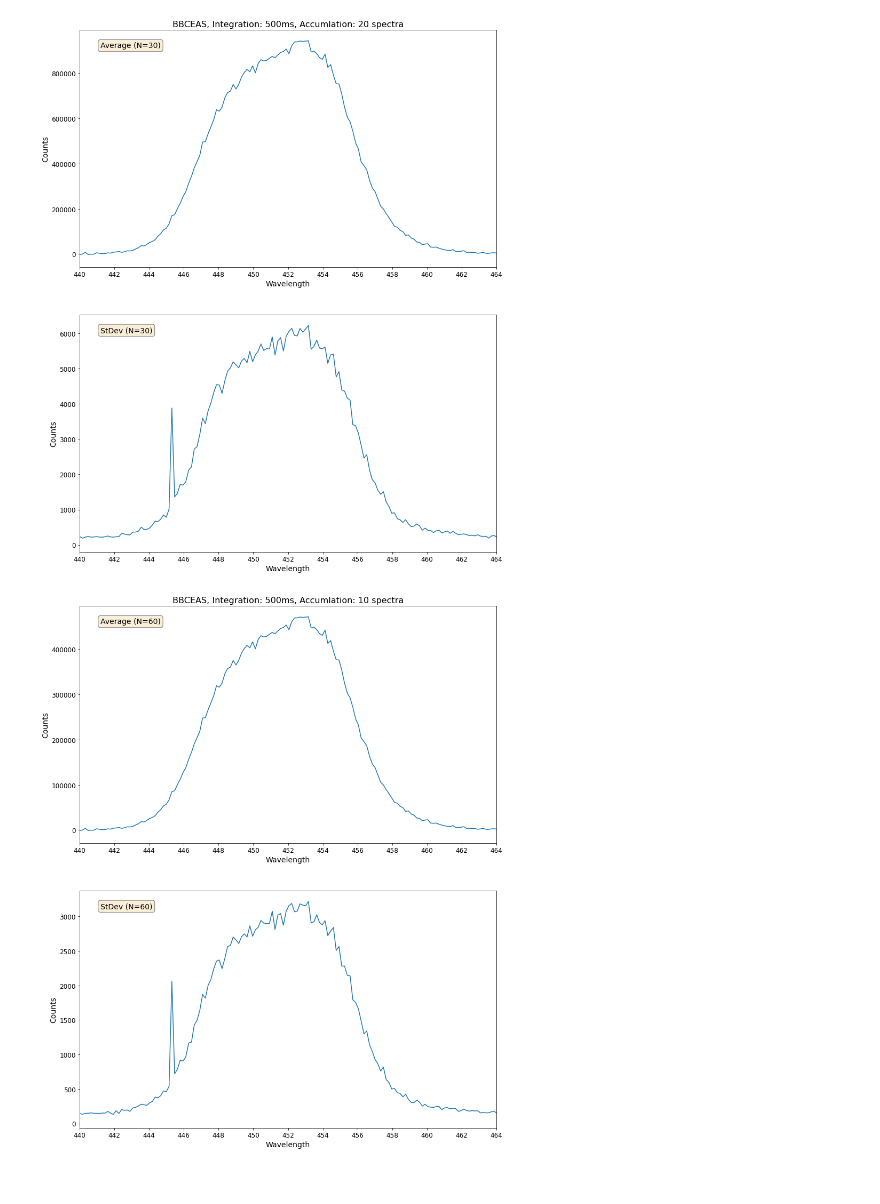
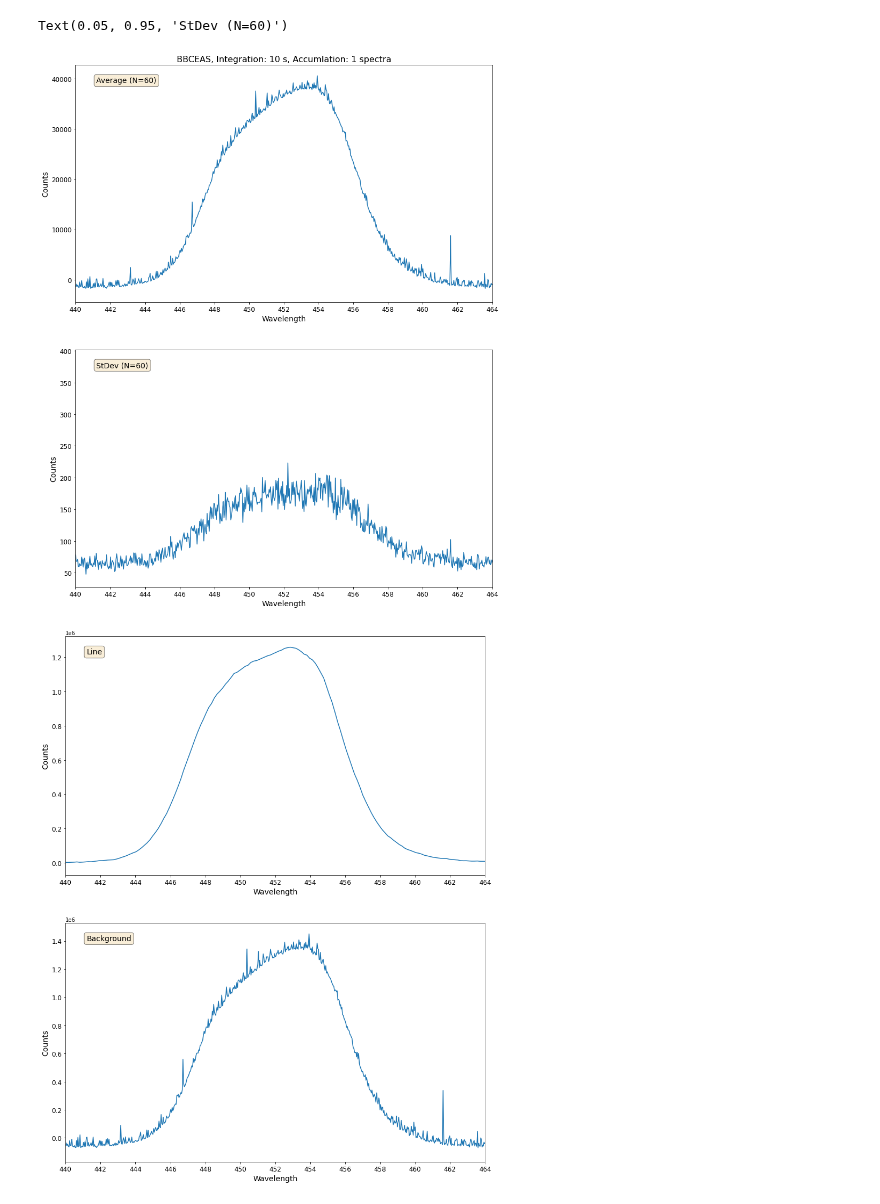
Before and after one commit to mixtli-c/cca-jupyter, a Jupyter notebook: CEAS_AvaSoft_Accums.ipynb, the cells around one changed output. Saved outputs shown, nothing was run; the diff lists cells and outputs as text; code cells hidden in the pictures.

Commit message:
BBCEAS analysis

```diff
--- a/CEAS_AvaSoft_Accums.ipynb
+++ b/CEAS_AvaSoft_Accums.ipynb
@@ -75,0 +65,21 @@ array([[  247.5 , -4129.  , -3609.  , ..., -3772.  , -3672.  , -3703.  ],
+# %%
+## Load files into matrices
+logfolder1 = 'D:\\OneDrive\\CCA\\CEAS\\AvantesLogs\\logs26nov\\'
+#logfolder2 = 'D:\\OneDrive\\CCA\\CEAS\\AvantesLogs\\logs11nov\\'
+DCbg1=np.load(logfolder1 + 'CEASbckg1DC.npy')
+DCbg2=np.load(logfolder1 + 'CEASbckg2DC.npy')
+DCln1=np.load(logfolder1 + 'CEASline1DC.npy')
+
+SCbg1 = spectra_accumulator(logfolder1 + 'CEASbckg1SC.npy',20)
+SCbg2 = spectra_accumulator(logfolder1 + 'CEASbckg2SC.npy',20)
+SCln1 = spectra_accumulator(logfolder1 + 'CEASline1SC.npy',20)
+
+#nov11bg1a = spectra_accumulator(logfolder2 + 'CEASbckg1.npy',10)
+#nov11bg2a = spectra_accumulator(logfolder2 + 'CEASbckg2.npy',10)
+#nov11ln1a = spectra_accumulator(logfolder2 + 'CEASline1.npy',10)
+#nov4bg1b = spectra_accumulator(logfolder1 + 'CEASbckg1.npy',20)
+#nov4bg2b = spectra_accumulator(logfolder1 + 'CEASbckg2.npy',20)
+#nov4ln1b = spectra_accumulator(logfolder1 + 'CEASline1.npy',20)
+#nov11bg1b = spectra_accumulator(logfolder2 + 'CEASbckg1.npy',20)
+#nov11bg2b = spectra_accumulator(logfolder2 + 'CEASbckg2.npy',20)
+#nov11ln1b = spectra_accumulator(logfolder2 + 'CEASline1.npy',20)
@@ -97,53 +205,59 @@ ax0.tick_params(labelsize=12)
 # %%
+## Average and standard deviation of accumulations
+
 plt.figure(figsize=(14,18))
-
+spectra = DCbg2
 props = dict(boxstyle='round', facecolor='wheat', alpha=0.5)
-ceasavg=np.average(ceaspecacc20[:,1:],axis=1)
-ceasstd=np.std(ceaspecacc20[:,1:],axis=1)
+ceasavg=np.average(spectra[:,1:],axis=1)
+ceasstd=np.std(spectra[:,1:],axis=1)
 
 ax0 = plt.subplot(2, 1, 1)
-ax0.plot(ceaspecacc20[:,0], ceasavg)
+ax0.plot(spectra[:,0], ceasavg)
 
 ## Formatting
 ax0.set_xlim(440,464)
 ax0.set_xticks(np.arange(440,466,2))
 ax0.set_xlabel('Wavelength',size=14)
 #ax0.set_ylabel('molecule/cm$^2$',size=14)
 ax0.set_ylabel('Counts',size=14)
-ax0.set_title("BBCEAS, Integration: 500ms, Accumlation: 20 spectra",size=16)
+ax0.set_title("BBCEAS, Integration: 10 s, Accumlation: 1 spectra",size=16)
 #ax0.legend(fontsize=12, loc='upper left')
 ax0.tick_params(labelsize=12)
-ax0.text(0.05, 0.95, 'Average (N=30)', transform=ax0.transAxes, fontsize=14,
+ax0.text(0.05, 0.95, 'Average (N=60)', transform=ax0.transAxes, fontsize=14,
         verticalalignment='top', bbox=props)
 
 ax1 = plt.subplot(2, 1, 2)
-ax1.plot(ceaspecacc20[:,0], ceasstd)
+ax1.plot(spectra[:,0], ceasstd)
 
 ## Formatting
 ax1.set_xlim(440,464)
 ax1.set_xticks(np.arange(440,466,2))
 ax1.set_xlabel('Wavelength',size=14)
 #ax1.set_ylabel('molecule/cm$^2$',size=14)
 ax1.set_ylabel('Counts',size=14)
 #ax1.set_title("CEAS",size=16)
 #ax1.legend(fontsize=12, loc='upper left')
 ax1.tick_params(labelsize=12)
 
 
-ax1.text(0.05, 0.95, 'StDev (N=30)', transform=ax1.transAxes, fontsize=14,
+ax1.text(0.05, 0.95, 'StDev (N=60)', transform=ax1.transAxes, fontsize=14,
         verticalalignment='top', bbox=props)
-plt.savefig('BBCEASacc20.png')
+#plt.savefig('BBCEASacc20.png')
 # %% [output]
+Text(0.05, 0.95, 'StDev (N=60)')
-[figure, old version]
+[figure, new version]
 # %%
+## Spectra comparison
 plt.figure(figsize=(14,18))
 
 props = dict(boxstyle='round', facecolor='wheat', alpha=0.5)
-ceasavg=np.average(ceaspecacc10[:,1:],axis=1)
-ceasstd=np.std(ceaspecacc10[:,1:],axis=1)
+x1=SCbg1[:,0]
+x2=DCbg1[:,0]
+y1=np.average(SCbg1[:,1:],axis=1)
+y2=np.average(DCbg1[:,1:],axis=1)*40
 
 ax0 = plt.subplot(2, 1, 1)
-ax0.plot(ceaspecacc10[:,0], ceasavg)
+ax0.plot(x1, y1)
 
 ## Formatting
 ax0.set_xlim(440,464)
@@ -151,14 +265,14 @@ ax0.set_xticks(np.arange(440,466,2))
 ax0.set_xlabel('Wavelength',size=14)
 #ax0.set_ylabel('molecule/cm$^2$',size=14)
 ax0.set_ylabel('Counts',size=14)
-ax0.set_title("BBCEAS, Integration: 500ms, Accumlation: 10 spectra",size=16)
+#ax0.set_title("BBCEAS, Integration: 500ms, %i Accumulations" % (samples),size=16)
 #ax0.legend(fontsize=12, loc='upper left')
 ax0.tick_params(labelsize=12)
-ax0.text(0.05, 0.95, 'Average (N=60)', transform=ax0.transAxes, fontsize=14,
+ax0.text(0.05, 0.95, 'Line', transform=ax0.transAxes, fontsize=14,
         verticalalignment='top', bbox=props)
 
 ax1 = plt.subplot(2, 1, 2)
-ax1.plot(ceaspecacc10[:,0], ceasstd)
+ax1.plot(x2, y2)
 
 ## Formatting
 ax1.set_xlim(440,464)
@@ -169,10 +283,8 @@ ax1.set_ylabel('Counts',size=14)
 #ax1.set_title("CEAS",size=16)
 #ax1.legend(fontsize=12, loc='upper left')
 ax1.tick_params(labelsize=12)
-
-
-ax1.text(0.05, 0.95, 'StDev (N=60)', transform=ax1.transAxes, fontsize=14,
+ax1.text(0.05, 0.95, 'Background', transform=ax1.transAxes, fontsize=14,
         verticalalignment='top', bbox=props)
-plt.savefig('BBCEASacc10.png')
+plt.savefig('BBCEASacc1.png')
 # %% [output]
-[figure, old version]
+[figure, new version]
```
Also changed, not shown: parts of 25 cells of this notebook, 14 other files.
